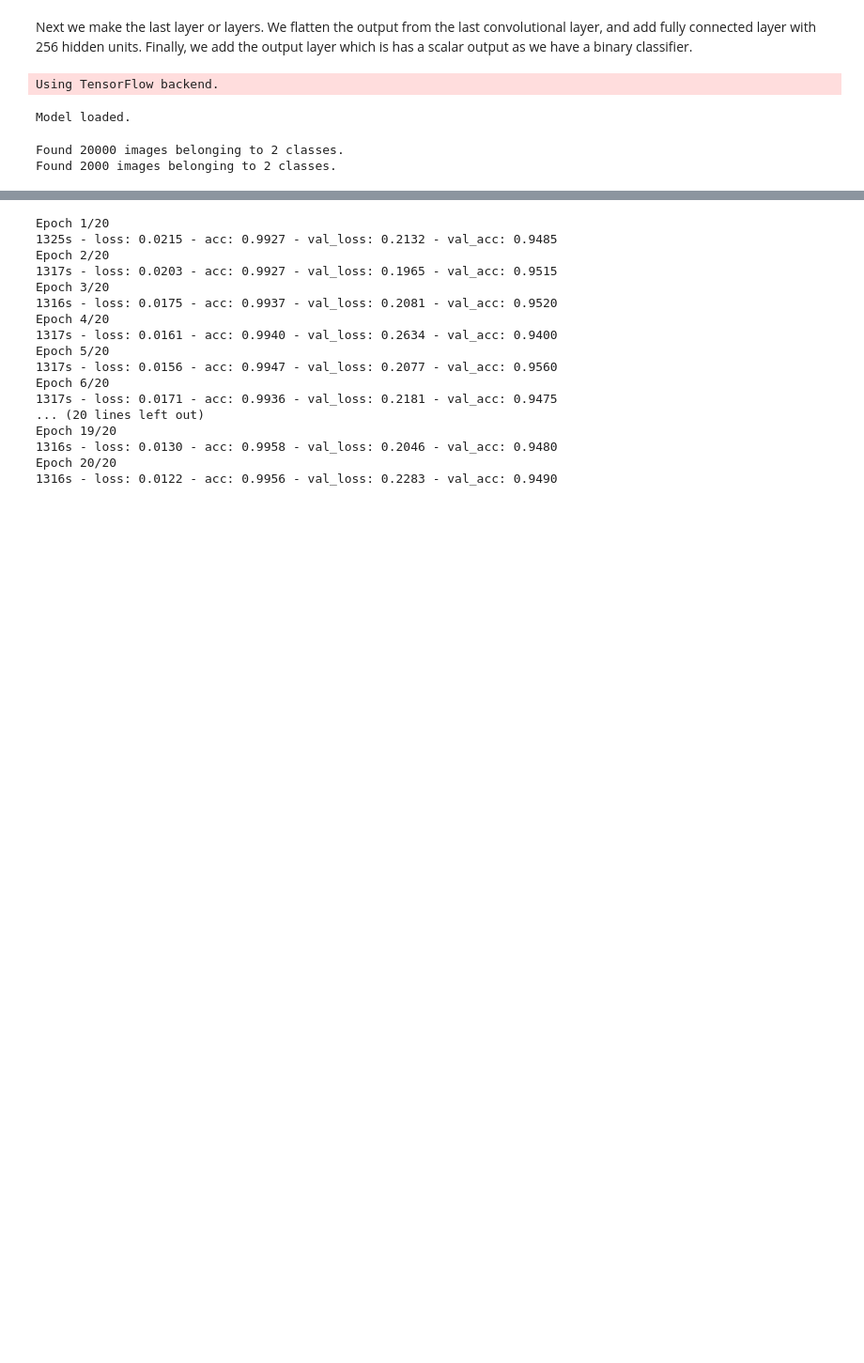
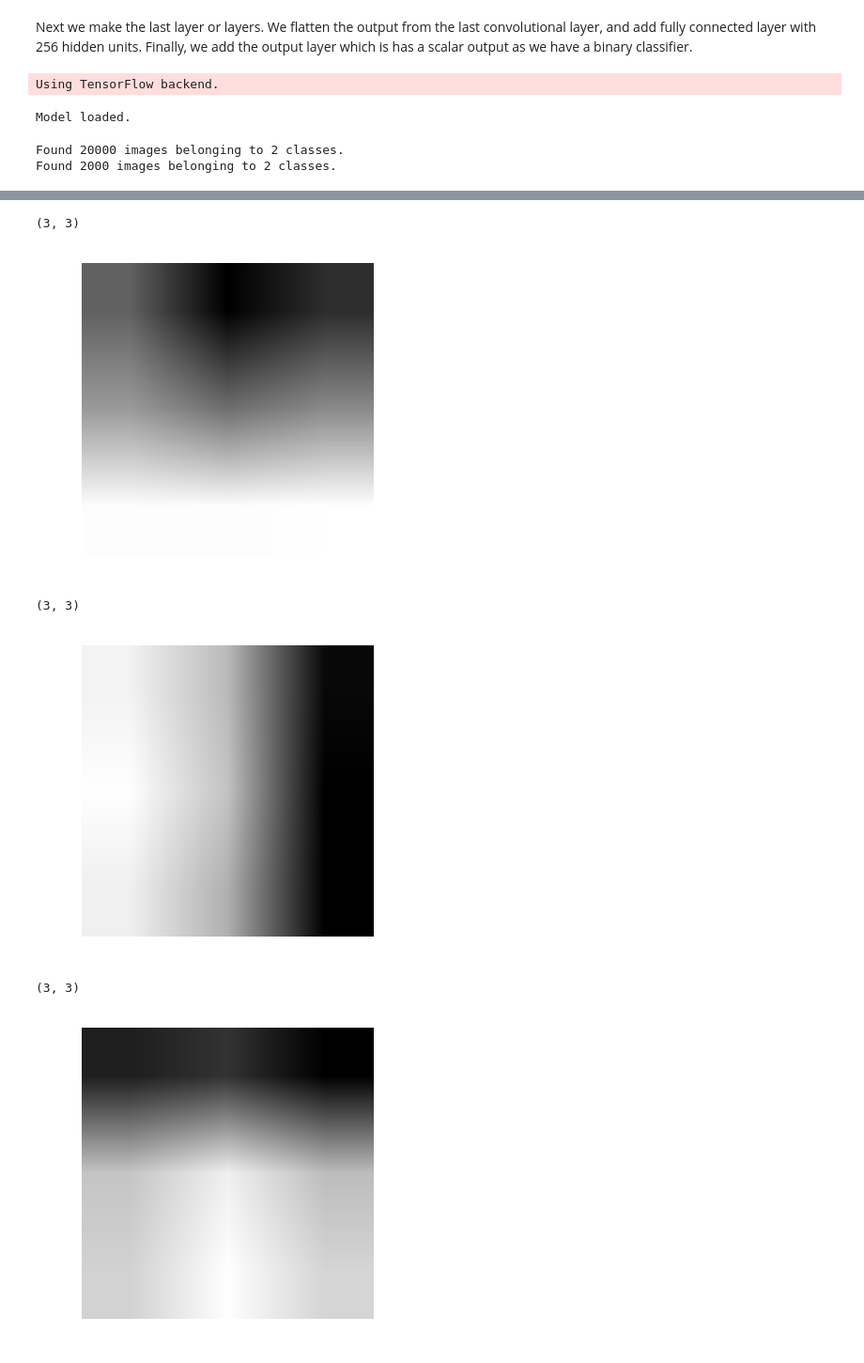
Before and after one commit to abhigenie92/ipython_HW5, a Jupyter notebook: HW5.ipynb, the cells around one changed output, grey strips where cells are left out. Shown at 94% size. Cells and saved outputs as stored; diff of their text form; code cells hidden in the pictures; blank space fills up the shorter version.

```diff
--- a/HW5.ipynb
+++ b/HW5.ipynb
@@ -325,9 +398,31 @@ Epoch 10/10
+# %%
+# Adding L2 regularization to the last two dense layers
+import keras
+tf_model.layers[-1].layers[2].p=0.5
+# L2 Regularization with 0.01
+tf_model.layers[-1].layers[1].W_regularizer=keras.regularizers.l2(0.01)
+tf_model.layers[-1].layers[3].W_regularizer=keras.regularizers.l2(0.01)
+nb_epoch=1
+tf_model.compile(loss='binary_crossentropy',
+              optimizer=optimizers.SGD(lr=1e-4, momentum=0.9),
+              metrics=['accuracy'])
+hist_little_convet = tf_model.fit_generator(
+        train_generator,
+        samples_per_epoch = nb_train_samples,
+        nb_epoch = nb_epoch,
+        validation_data = validation_generator,
+        nb_val_samples = nb_validation_samples,
+        verbose=2)
 # %%
-'''Lower the learning rate and training the network for 20 more epochs.'''
+# Adding L1 regularization to the last two dense layers
+import keras
+# L1 Regularization with 0.01
+tf_model.layers[-1].layers[1].W_regularizer=keras.regularizers.l1(0.01)
+tf_model.layers[-1].layers[3].W_regularizer=keras.regularizers.l1(0.01)
+nb_epoch=1
 tf_model.compile(loss='binary_crossentropy',
-              optimizer=optimizers.SGD(lr=1e-5, momentum=0.9),
+              optimizer=optimizers.SGD(lr=1e-4, momentum=0.9),
               metrics=['accuracy'])
-nb_epoch=20
 hist_little_convet = tf_model.fit_generator(
         train_generator,
         samples_per_epoch = nb_train_samples,
@@ -335,21 +430,3 @@ hist_little_convet = tf_model.fit_generator(
         validation_data = validation_generator,
         nb_val_samples = nb_validation_samples,
         verbose=2)
-# %% [output]
-Epoch 1/20
-1325s - loss: 0.0215 - acc: 0.9927 - val_loss: 0.2132 - val_acc: 0.9485
-Epoch 2/20
-1317s - loss: 0.0203 - acc: 0.9927 - val_loss: 0.1965 - val_acc: 0.9515
-Epoch 3/20
-1316s - loss: 0.0175 - acc: 0.9937 - val_loss: 0.2081 - val_acc: 0.9520
-Epoch 4/20
-1317s - loss: 0.0161 - acc: 0.9940 - val_loss: 0.2634 - val_acc: 0.9400
-Epoch 5/20
-1317s - loss: 0.0156 - acc: 0.9947 - val_loss: 0.2077 - val_acc: 0.9560
-Epoch 6/20
-1317s - loss: 0.0171 - acc: 0.9936 - val_loss: 0.2181 - val_acc: 0.9475
-... (20 lines left out)
-Epoch 19/20
-1316s - loss: 0.0130 - acc: 0.9958 - val_loss: 0.2046 - val_acc: 0.9480
-Epoch 20/20
-1316s - loss: 0.0122 - acc: 0.9956 - val_loss: 0.2283 - val_acc: 0.9490
@@ -372,0 +433,19 @@ print("Validation: accuracy = %f  ;  loss = %f" % (np.mean(accuracies), np.mean(
+# %%
+'''II. Looking at what the filters are learning?
+       by visualizing the some weights in 1st Conv. Layer.'''
+wts=tf_model.layers[1].get_weights()
+filters_wts=wts[0][0]
+for ind in range(10):
+    filter_wt=filters_wts[:,:,ind]
+    print filter_wt.shape
+    plt.axis("off")
+    plt.imshow(filter_wt, cmap="Greys_r")
+    plt.show()
+# Result: Somewhat gabor like filters
+# %% [output]
+(3, 3)
+[figure, added]
+(3, 3)
+[figure, added]
+(3, 3)
+[figure, added]
```
Also changed, not shown: parts of 13 cells of this notebook.
